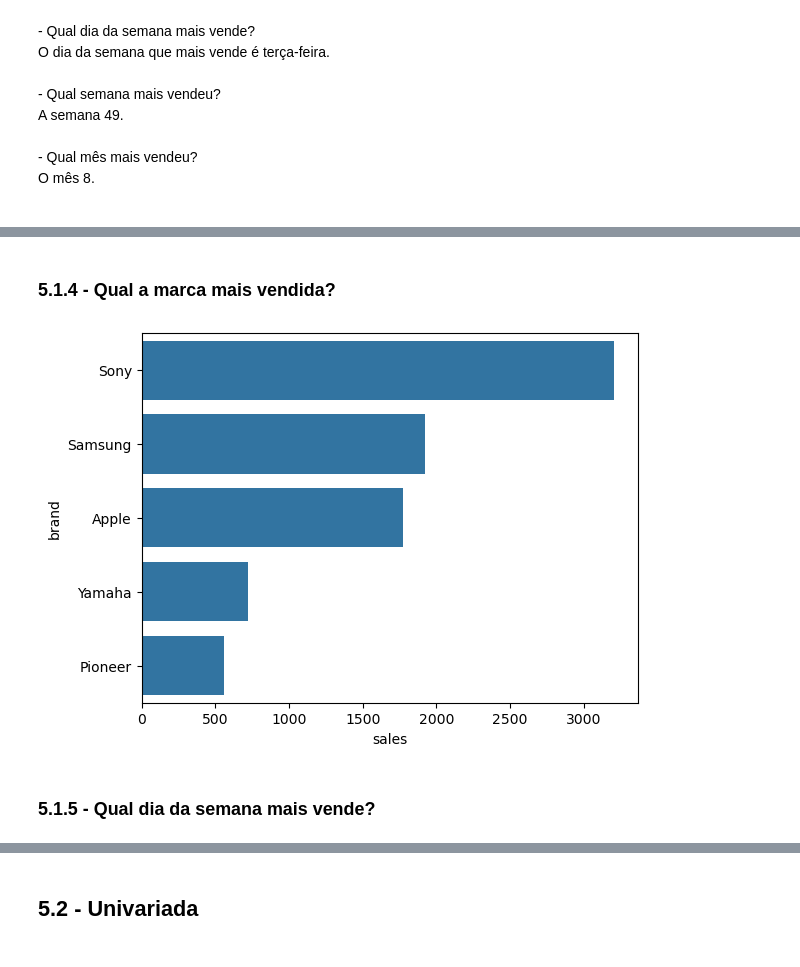
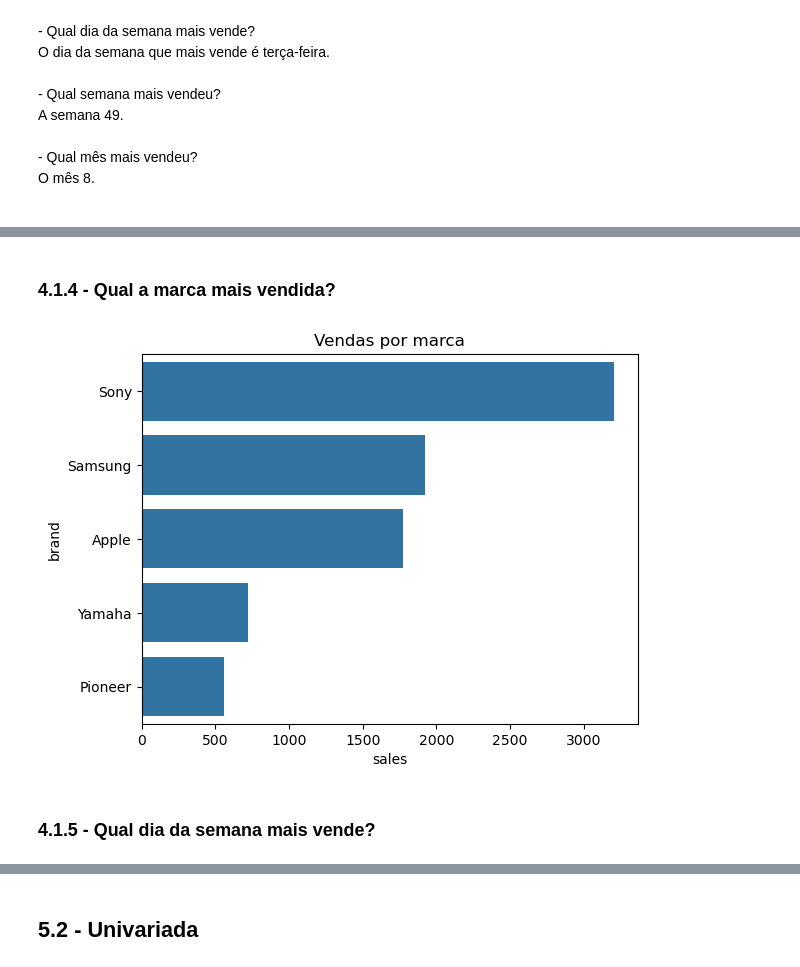
Before and after one commit to luc457x/CDS-ElasticidadeDePreco, a Jupyter notebook: notebook.ipynb, the cells around one changed output, grey strips where cells are left out. Saved outputs shown, nothing was run; the diff lists cells and outputs as text; code cells hidden in the pictures.

```diff
--- a/notebook.ipynb
+++ b/notebook.ipynb
@@ -278,14 +273,15 @@ plt.show()
 # %% [markdown]
-### 5.1.4 - Qual a marca mais vendida?
+### 4.1.4 - Qual a marca mais vendida?
 # %%
 df = df_clear[['date_imp_d', 'brand']].groupby('brand').count().sort_values(by='date_imp_d', ascending=False)
 sns.barplot(df.head(5), y='brand', x='date_imp_d')
 plt.xlabel('sales')
+plt.title('Vendas por marca')
 plt.show()
 # %% [output]
-[figure, old version]
+[figure, new version]
 # %% [markdown]
-### 5.1.5 - Qual dia da semana mais vende?
+### 4.1.5 - Qual dia da semana mais vende?
 # %%
 plt.figure(figsize=(10,6))
 df = df_clear[['date_imp_d', 'day_n']].groupby(['day_n']).count().sort_values(by='date_imp_d', ascending=False)
```
Also changed, not shown: parts of 20 cells of this notebook.
